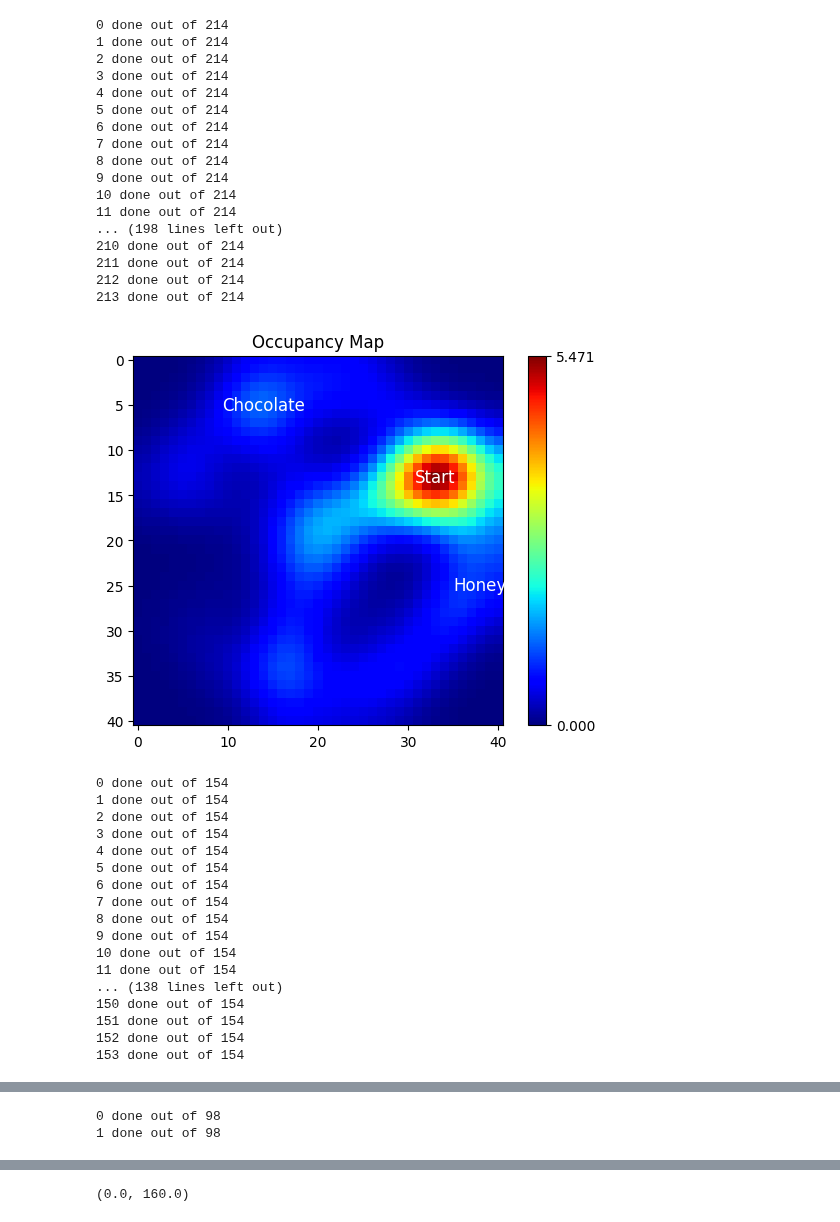
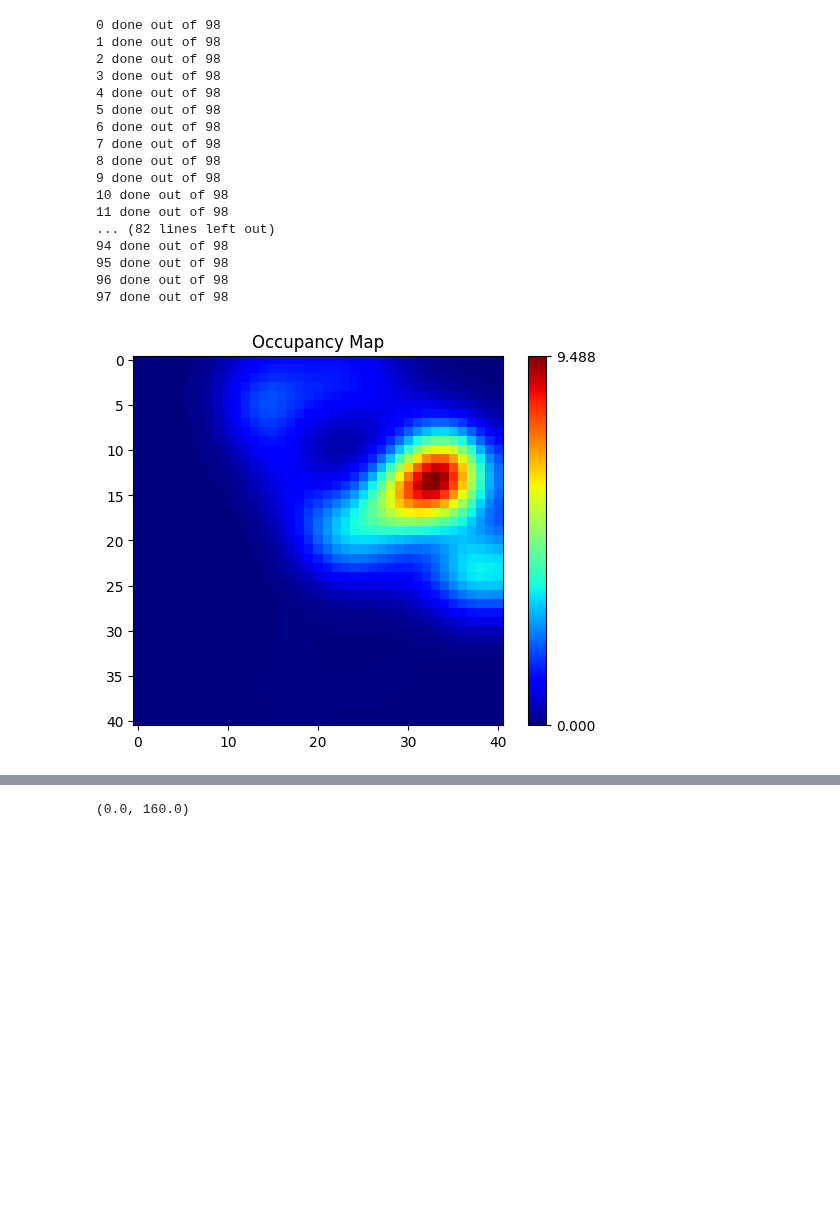
Before and after one commit to shauryagoyall/Andrea-Data, a Jupyter notebook: Calculate-Place-Map.ipynb, the cells around one changed output, grey strips where cells are left out. Drawn from its saved outputs; the diff is of its cells as text; code cells hidden in the pictures; blank space fills up the shorter version.

```diff
--- a/Calculate-Place-Map.ipynb
+++ b/Calculate-Place-Map.ipynb
@@ -253,10 +253,10 @@ def plot_map(m: Map, title=None, colorbar_label=None, path=None):
     plt.set_cmap("jet")
     plt.imshow(im)
 
-    # Add the label text in black
-    ax.text(33, 13, "Start", fontsize=12, color='white', ha='center', va='center')
-    ax.text(14, 5, "Chocolate", fontsize=12, color='white', ha='center', va='center')
-    ax.text(38, 25, "Honey", fontsize=12, color='white', ha='center', va='center')
+#     # Add the label text in black
+#     ax.text(33, 13, "Start", fontsize=12, color='white', ha='center', va='center')
+#     ax.text(14, 5, "Chocolate", fontsize=12, color='white', ha='center', va='center')
+#     ax.text(38, 25, "Honey", fontsize=12, color='white', ha='center', va='center')
 
     cb = plt.colorbar(ticks=[0., np.max(im)])
     if colorbar_label is not None:
@@ -292,8 +292,8 @@ class ClusterPopulation():
         self.unit = np.array( [None]*self.nclusters )
         self.mean_fr = np.zeros( [binned_data.shape[0], 1] )
 # %%
-days = ['09','10','20']
-# days = ['10','20']
+# days = ['09','10','20']
+days = ['20']
 
 exp = "JC283-202209"
 time_bin = 25.6 # in ms   20ms is 512 pts    20000/39.0625
@@ -302,7 +302,7 @@ for day in days:
 
     path = "./m" + exp + day + "/"
 
-    results_dir = './m' + exp + day + "/rate_maps/"
+    results_dir = './m' + exp + day + "/rate_maps_new/"
     if not os.path.isdir(results_dir):
         os.makedirs(results_dir)
 
@@ -357,68 +357,51 @@ for day in days:
     ### position bins and binned data is sometimes of different lengths (1-3 bins max so i just extend the position array. shouldnt make much difference)
     if len(speed_filtered_positions) != len(binned_data[0,:]):
         j = len(speed_filtered_positions) - len(binned_data[0,:])
         if j < 0:
             speed_filtered_positions = np.concatenate( (speed_filtered_positions, speed_filtered_positions[j:,:])   ,axis =0 )
 
     bin_sizes = [3.2, 4, 5]
-    smoothing = [2,2.5, 3]
+    smoothing = [2, 2.5, 3]
 
     place_fields = ClusterPopulation(binned_data)
 
     for i in range(binned_data.shape[0]):
 
         placemap = FiringRateMap(
                                                 binned_data[i, :],
                                                 speed_filtered_positions,
                                                 np.array([160,160]), ### MAYBE INCREASE TO 180
                                                 np.array([4,4]),
                                                 time_bin
                                                 ,smooth_sd= 3
         )
 
         place_fields.unit[i] = placemap.map
         place_fields.mean_fr[i] = placemap.mean_fr
         plot_map(placemap, title = des[i] +"   Cluster id: "+ str(i+2)+"   Mean Hz: " + str(placemap.mean_fr)[:5]+"   Max Hz: " + str(placemap.peak_fr)[:5],
-                path = results_dir + str(i+2) + '_' + des[i]
+                path = results_dir + str(i+2) + '_' + des[i]+".svg"
                 )
         print(str(i) +" done out of "+ str(binned_data.shape[0]))
 
-#     pickle.dump( place_fields, open( day +"_"+ brain_region +"_place_fields" , "wb" ) )
+    pickle.dump( place_fields, open( day  +"_place_fields" , "wb" ) )
 #     break
     plot_map(placemap.occupancy, title = "Occupancy Map")
 # %% [output]
-0 done out of 214
-1 done out of 214
-2 done out of 214
-3 done out of 214
-4 done out of 214
-5 done out of 214
-6 done out of 214
-7 done out of 214
-8 done out of 214
-9 done out of 214
-10 done out of 214
-11 done out of 214
-... (198 lines left out)
-210 done out of 214
-211 done out of 214
-212 done out of 214
-213 done out of 214
+0 done out of 98
+1 done out of 98
+2 done out of 98
+3 done out of 98
+4 done out of 98
+5 done out of 98
+6 done out of 98
+7 done out of 98
+8 done out of 98
+9 done out of 98
+10 done out of 98
+11 done out of 98
+... (82 lines left out)
+94 done out of 98
+95 done out of 98
+96 done out of 98
+97 done out of 98
-[figure, old version]
+[figure, new version]
-0 done out of 154
-1 done out of 154
-2 done out of 154
-3 done out of 154
-4 done out of 154
-5 done out of 154
-6 done out of 154
-7 done out of 154
-8 done out of 154
-9 done out of 154
-10 done out of 154
-11 done out of 154
-... (138 lines left out)
-150 done out of 154
-151 done out of 154
-152 done out of 154
-153 done out of 154
@@ -426,2 +407,0 @@ for day in days:
-0 done out of 98
-1 done out of 98
```
Also changed, not shown: parts of 9 cells of this notebook.
